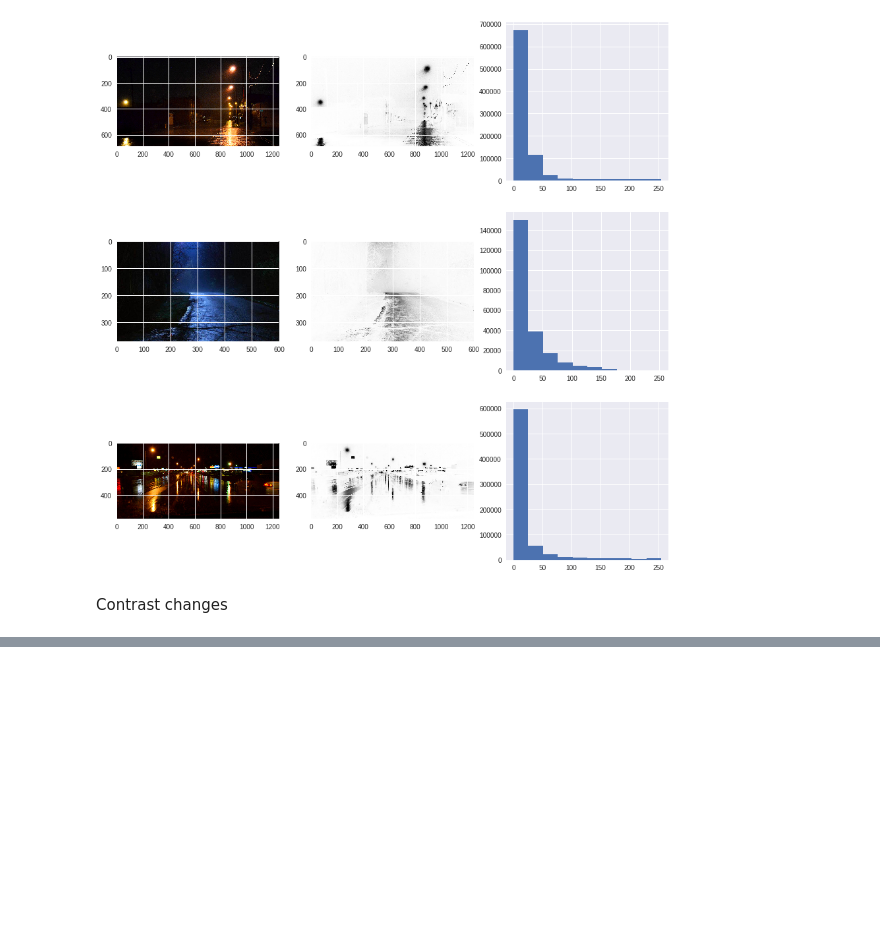
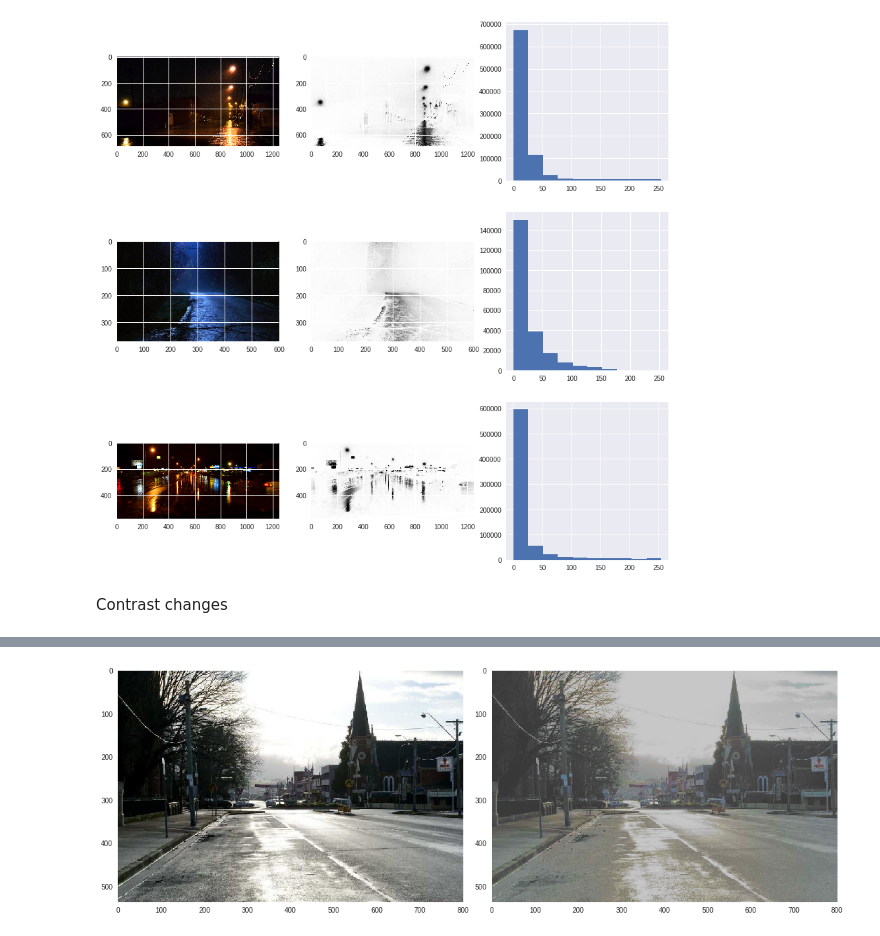
Before and after one commit to UjjwalSaxena/road-glare-removal-tests, a Jupyter notebook: tests1.ipynb, the cells around one changed output, grey strips where cells are left out. Cells and saved outputs as stored; diff of their text form; code cells hidden in the pictures; blank space fills up the shorter version.

```diff
--- a/tests1.ipynb
+++ b/tests1.ipynb
@@ -261,0 +494,12 @@ plt.show()
+# %%
+fig, axs = plt.subplots(1,2, figsize=(15, 15))
+fig.tight_layout()
+image_path='overExposed/overexpImage3.jpg'
+image_test= Image.open(image_path)
+image_result= compensate_exposure(image_test)
+axs[0].imshow(image_test)
+axs[1].imshow(image_result)
+axs[0].grid(False)
+axs[1].grid(False)
+# %% [output]
+[figure, added]
```
Also changed, not shown: parts of 10 cells of this notebook.
